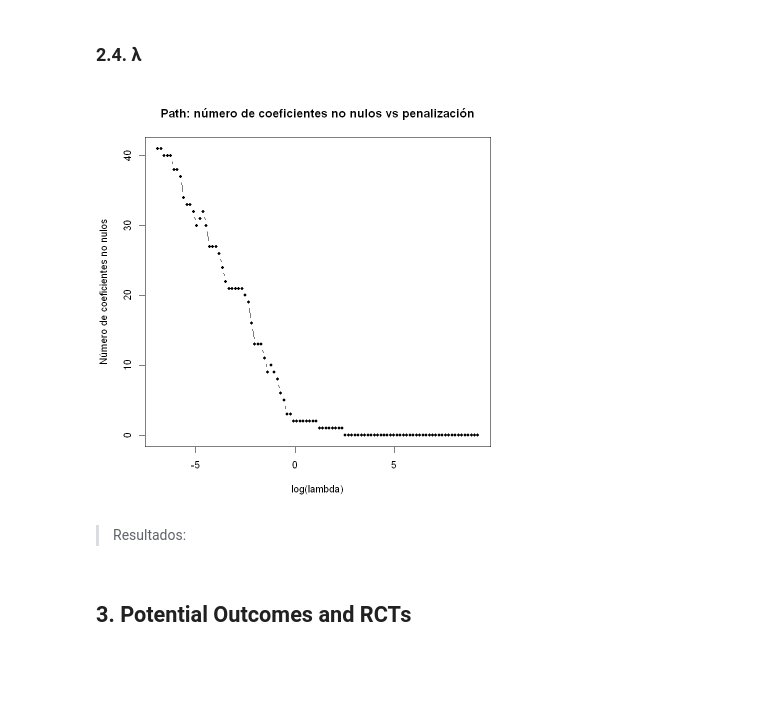
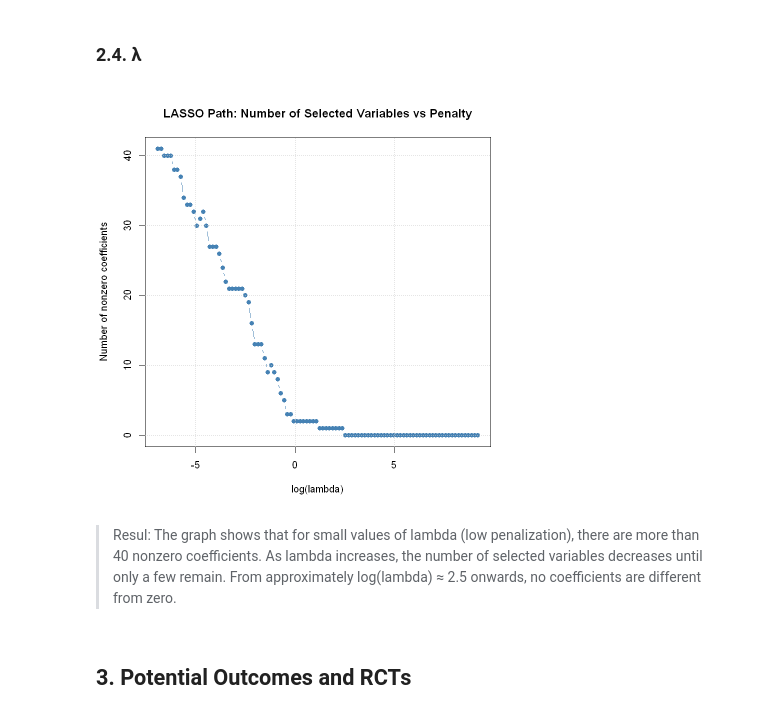
Before and after one commit to gsaco/Lasso_Potential_Outcomes_RCTs, a Jupyter notebook: R/Script/Assignment_2.ipynb, the cells around one changed output. Saved outputs shown, nothing was run; the diff lists cells and outputs as text; code cells hidden in the pictures; blank space fills up the shorter version.

```diff
--- a/R/Script/Assignment_2.ipynb
+++ b/R/Script/Assignment_2.ipynb
@@ -219,27 +219,28 @@ print(paste0("R-squared out of sample of predictor is ", R_2))
 # %%
 # Matriz de diseño
 X_train <- model.matrix(formula_high, data_train)[, -1]  # quitamos intercepto
 y_train <- data_train$FEMALE_LIT
 
 # Secuencia de lambda de 10000 a 0.001
 lambda_seq <- exp(seq(log(10000), log(0.001), length.out = 100)) # usamos log para un mejor grafico
 
 # Ajustar Lasso
 lasso_model <- glmnet(X_train, y_train, alpha = 1, lambda = lambda_seq, standardize = TRUE)
 
 # Extraer coeficientes y contar los no nulos (excluyendo el intercepto)
 coefs <- as.matrix(coef(lasso_model))
 coefs_no_intercept <- coefs[-1, ]
 num_nonzero <- apply(coefs_no_intercept, 2, function(b) sum(abs(b) > 0))
 
-# Graficar: eje x = log(lambda) (mejor visualización), eje y = número de coeficientes ≠ 0
-plot(log(lambda_seq), num_nonzero, type = "b", pch = 20,
-     xlab = "log(lambda)", ylab = "Número de coeficientes no nulos",
-     main = "Path: número de coeficientes no nulos vs penalización")
+# Graph
+plot(log(lambda_seq), num_nonzero, type = "b", pch = 19, col = "steelblue",
+     lwd = 1, xlab = "log(lambda)", ylab = "Number of nonzero coefficients",
+     main = "LASSO Path: Number of Selected Variables vs Penalty")
+grid(col = "gray80")
 # %% [output]
-[figure, old version]
+[figure, new version]
 # %% [markdown]
-> Resultados:
+> Resul: The graph shows that for small values of lambda (low penalization), there are more than 40 nonzero coefficients. As lambda increases, the number of selected variables decreases until only a few remain. From approximately log(lambda) ≈ 2.5 onwards, no coefficients are different from zero.
 # %% [markdown]
 ## 3. Potential Outcomes and RCTs
 # %% [markdown]
```
Also changed, not shown: parts of 1 cell of this notebook.
